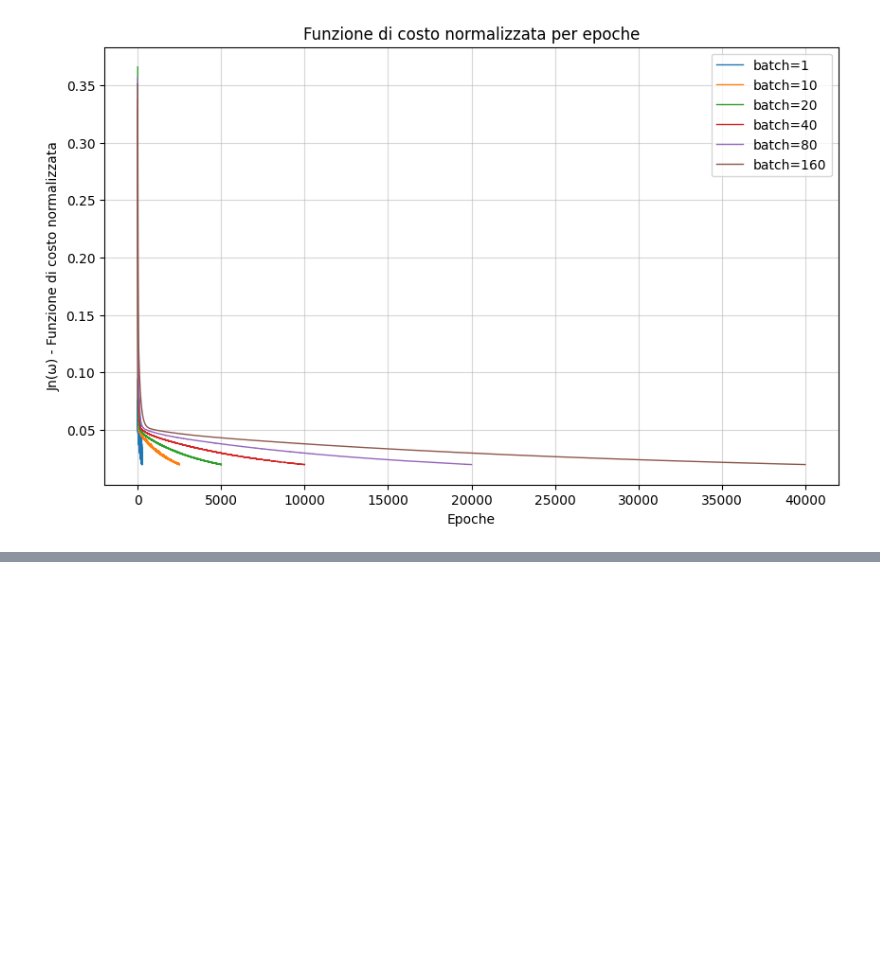
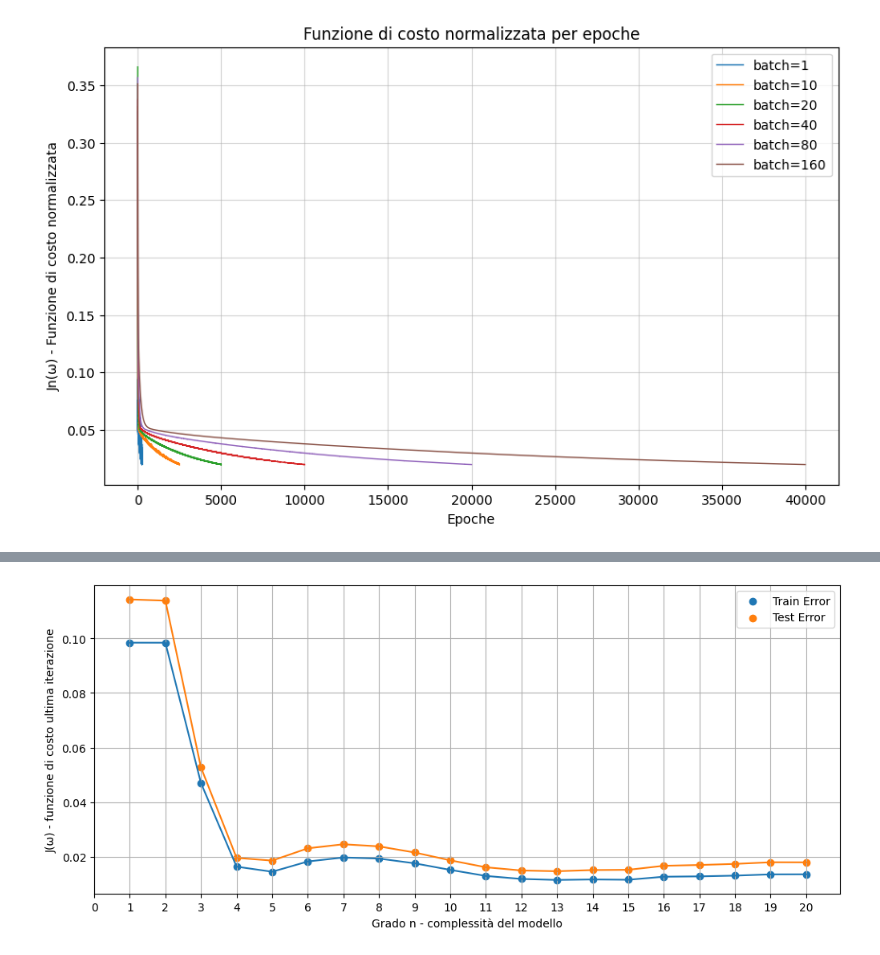
Before and after one commit to rpivi/Data_Science, a Jupyter notebook: lab2/lab2_discesa.ipynb, the cells around one changed output, grey strips where cells are left out. Saved outputs shown, nothing was run; the diff lists cells and outputs as text; code cells hidden in the pictures; blank space fills up the shorter version.

```diff
--- a/lab2/lab2_discesa.ipynb
+++ b/lab2/lab2_discesa.ipynb
@@ -324,0 +274,19 @@ plt.show()
+# %%
+eta = 0.1
+steps = 40000
+ns = [1,2,3,4,5,6,7,8,9,10,11,12,13,14,15,16,17,18,19,20]
+J_last_train=[]
+J_last_test=[]
+
+for n in ns:
+    p, omega = pol(n, X)
+    for i in range(steps + 1):
+        omega = omega - eta * grad_J(omega, Y_train, X_train, N_train)
+
+        # Calcola errore su entrambi
+        cost_train = J(omega, Y_train, X_train, N_train)
+        cost_test = J(omega, Y_test, X_test, N_test)
+        if(i==steps):
+            J_last_train.append(cost_train)
+            J_last_test.append(cost_test)
+            print(f"fatto grado {n}")
@@ -324,0 +314,15 @@ plt.show()
+# %%
+plt.figure(figsize=(12,5))
+plt.scatter(ns,J_last_train,label='Train Error')
+plt.scatter(ns,J_last_test, label='Test Error')
+plt.plot(ns,J_last_train)
+plt.plot(ns,J_last_test)
+plt.xlabel('Grado n - complessità del modello')
+plt.ylabel('J(ω) - funzione di costo ultima iterazione')
+plt.xticks(range(0, 21))
+plt.grid(axis='x')
+plt.legend()
+plt.grid(True)
+plt.show()
+# %% [output]
+[figure, added]
```
Also changed, not shown: parts of 5 cells of this notebook.
